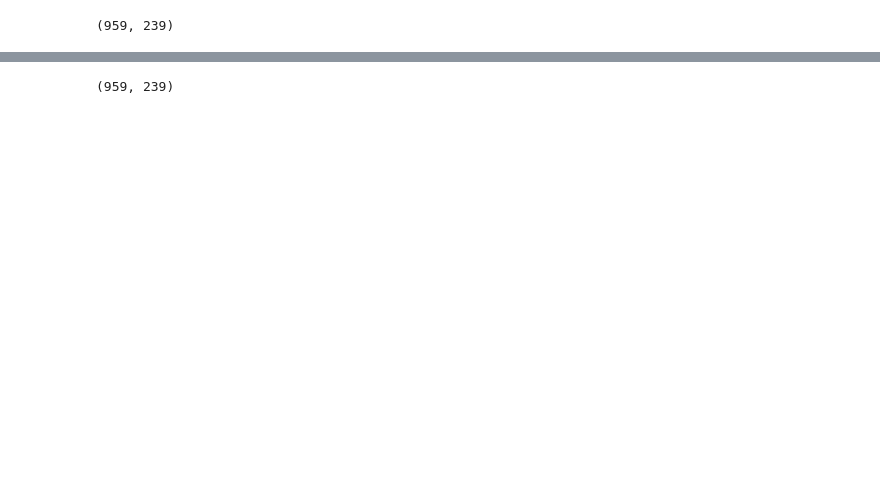
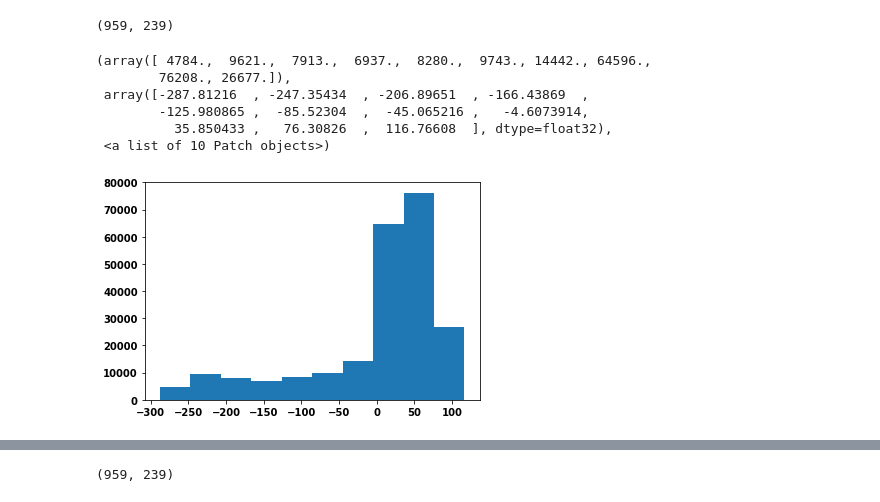
Before and after one commit to CU-DitecT/TrafficFlowGAN, a Jupyter notebook: evaluation_data.ipynb, the cells around one changed output, grey strips where cells are left out. Drawn from its saved outputs; the diff is of its cells as text; code cells hidden in the pictures; blank space fills up the shorter version.

```diff
--- a/evaluation_data.ipynb
+++ b/evaluation_data.ipynb
@@ -19,9 +32,17 @@ Exact_q = Ueq(Exact_rho)
 # %%
 rho_t = (Exact_rho[1:, :-1] - Exact_rho[:1, :-1]) / (3/960)
 rho_t = rho_t[:,:-1]
 print(rho_t.shape)
+plt.hist(rho_t.flatten())
 # %% [output]
 (959, 239)
+(array([ 4784.,  9621.,  7913.,  6937.,  8280.,  9743., 14442., 64596.,
+        76208., 26677.]),
+ array([-287.81216  , -247.35434  , -206.89651  , -166.43869  ,
+        -125.980865 ,  -85.52304  ,  -45.065216 ,   -4.6073914,
+          35.850433 ,   76.30826  ,  116.76608  ], dtype=float32),
+ <a list of 10 Patch objects>)
+[figure, added]
 # %%
 rho_x = (Exact_rho[:, 1:-1] - Exact_rho[:, :-2]) / (1/240)
 rho_x = rho_x[:-1,:]
```
Also changed, not shown: parts of 30 cells of this notebook, 5 other files.
